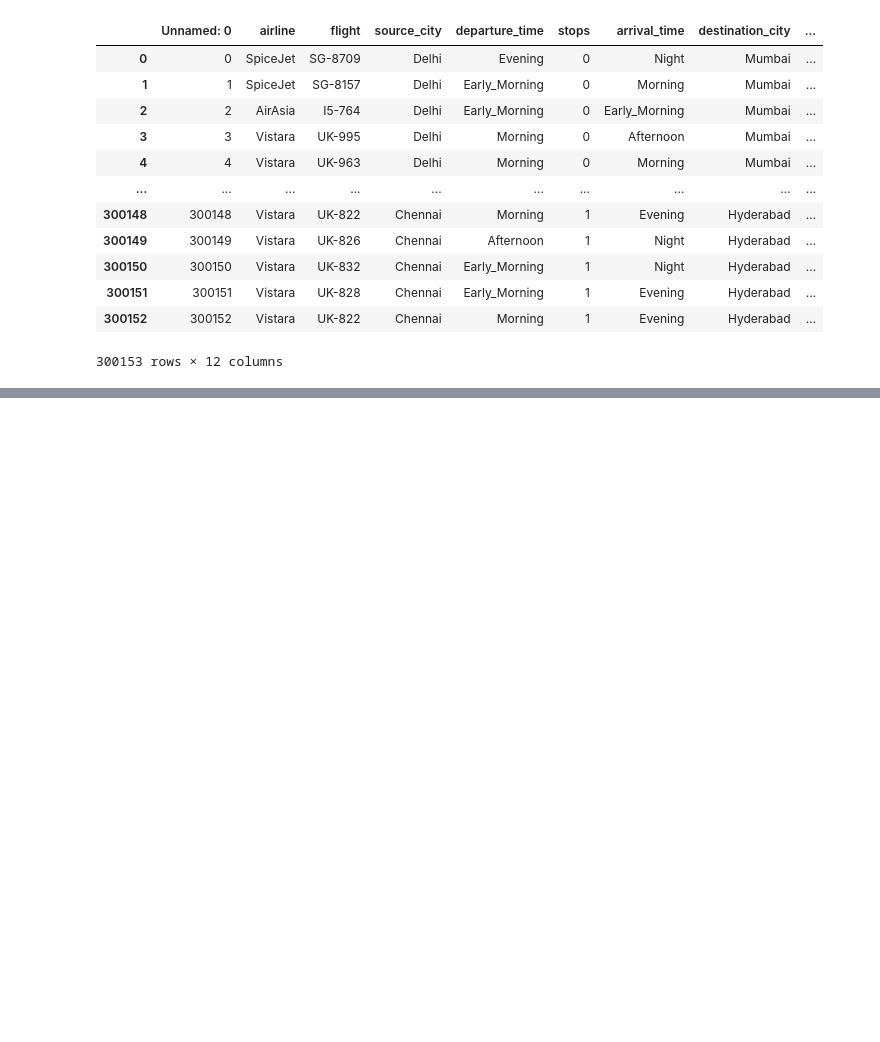
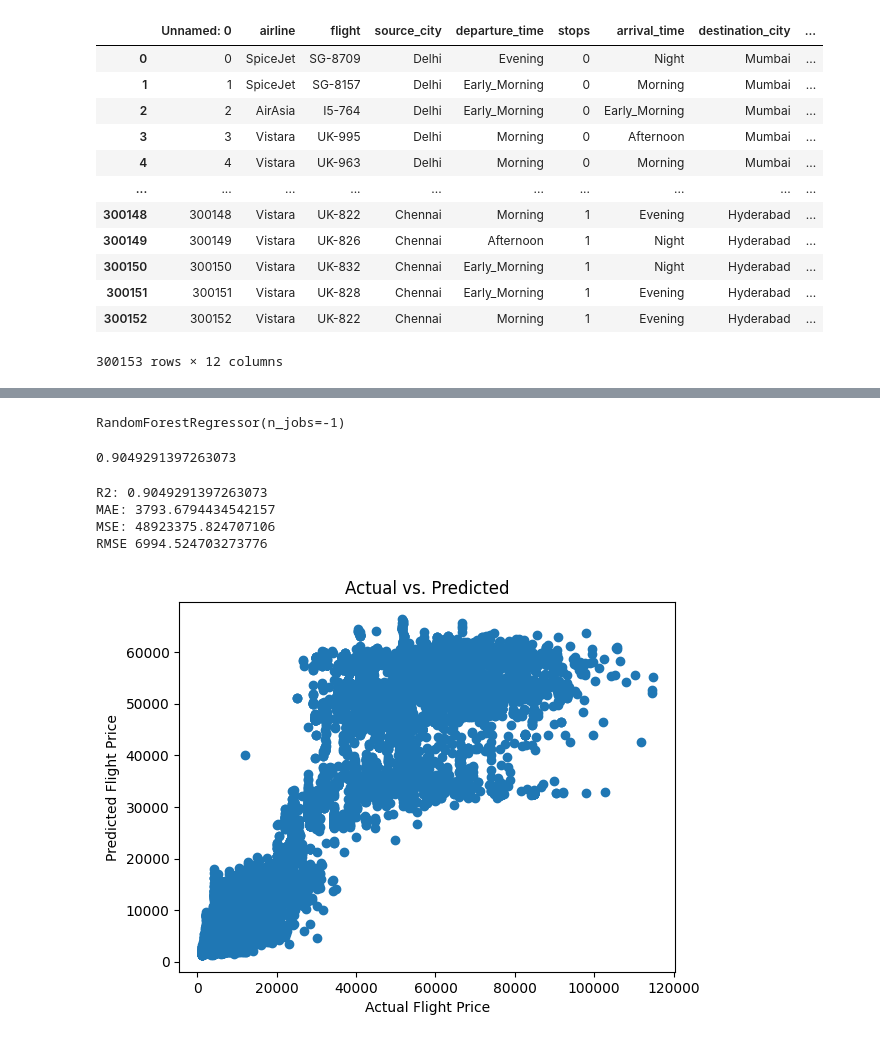
Before and after one commit to HaarisHuda/FlightWise, a Jupyter notebook: Models/main.ipynb, the cells around one changed output, grey strips where cells are left out. Cells and saved outputs as stored; diff of their text form; code cells hidden in the pictures; blank space fills up the shorter version.

```diff
--- a/Models/main.ipynb
+++ b/Models/main.ipynb
@@ -204,0 +203,6 @@ df
+# %%
+from sklearn.model_selection import train_test_split
+from sklearn.ensemble import RandomForestClassifier
+
+X, y = df.drop('price', axis=1), df.price
+y
@@ -204,0 +222,59 @@ df
+# %%
+X_train, X_test, y_train, y_test = train_test_split(X, y, test_size=0.2)
+# %%
+from sklearn.ensemble import RandomForestRegressor
+from sklearn.preprocessing import OneHotEncoder
+from sklearn.compose import ColumnTransformer
+
+# Apply OneHotEncoder to categorical columns
+categorical_columns = X_train.select_dtypes(include='object').columns
+preprocessor = ColumnTransformer(
+    transformers=[('cat', OneHotEncoder(handle_unknown='ignore'), categorical_columns)],
+    remainder='passthrough'  # Keep non-categorical columns as-is
+)
+
+X_train_encoded = preprocessor.fit_transform(X_train)
+X_test_encoded = preprocessor.transform(X_test)  # Applies the same encoding
+
+# Fit the model
+reg = RandomForestRegressor(n_jobs=-1)
+reg.fit(X_train_encoded, y_train)
+# %% [output]
+RandomForestRegressor(n_jobs=-1)
+# %%
+# Convert categorical columns to numeric using one-hot encoding
+X_train = pd.get_dummies(X_train)
+X_test = pd.get_dummies(X_test)
+
+# Align the columns of X_train and X_test
+X_train, X_test = X_train.align(X_test, join='left', axis=1, fill_value=0)
+
+# Now you should be able to evaluate your model
+reg.score(X_test, y_test)
+# %% [output]
+0.9049291397263073
+# %%
+import math
+from sklearn.metrics import mean_absolute_error, mean_squared_error, r2_score
+
+y_pred = reg.predict(X_test)
+
+print('R2:', r2_score(y_test, y_pred))
+print('MAE:', mean_absolute_error(y_test, y_pred))
+print('MSE:', mean_squared_error(y_test, y_pred))
+print('RMSE', math.sqrt(mean_squared_error(y_test, y_pred)))
+# %% [output]
+R2: 0.9049291397263073
+MAE: 3793.6794434542157
+MSE: 48923375.824707106
+RMSE 6994.524703273776
+# %%
+import matplotlib.pyplot as plt
+
+plt.scatter(y_test, y_pred)
+plt.xlabel('Actual Flight Price')
+plt.ylabel('Predicted Flight Price')
+plt.title('Actual vs. Predicted')
+plt.show()
+# %% [output]
+[figure, added]
```
Also changed, not shown: parts of 12 cells of this notebook.
